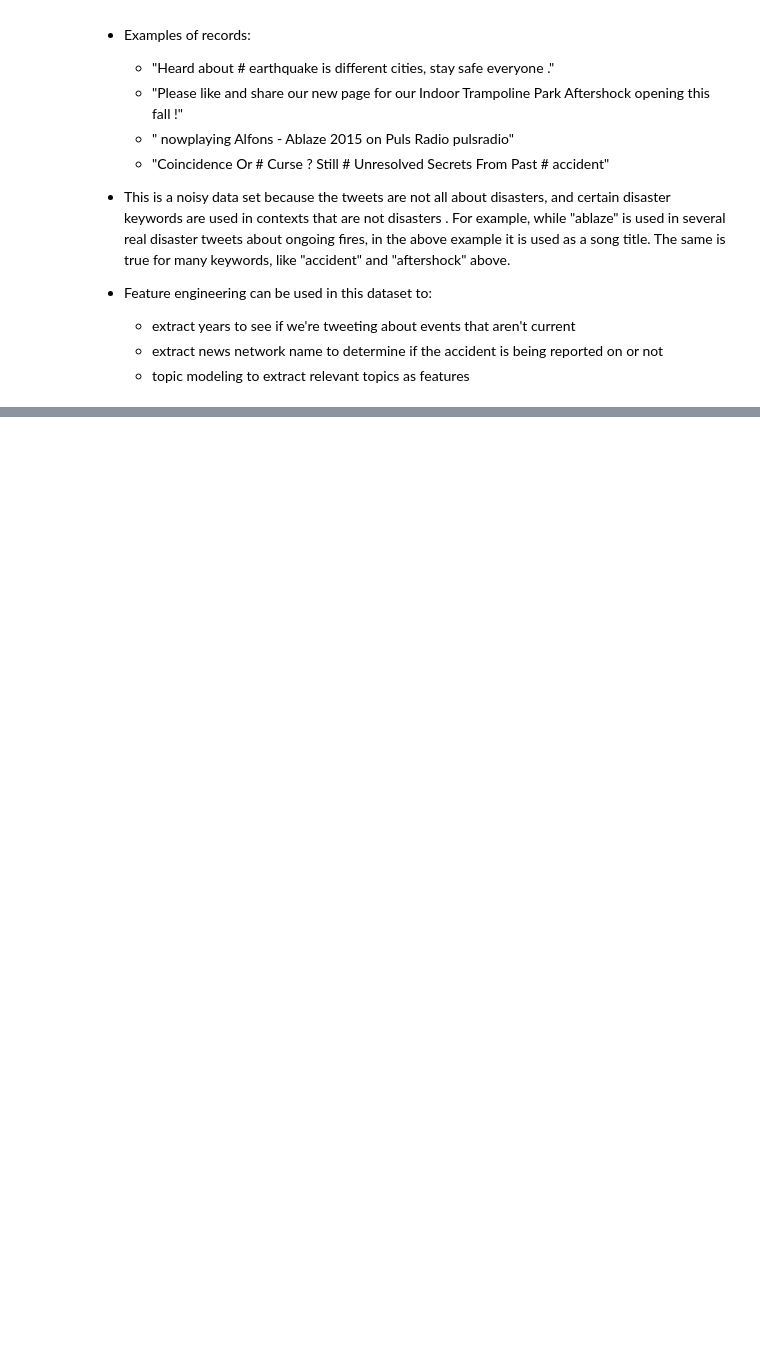
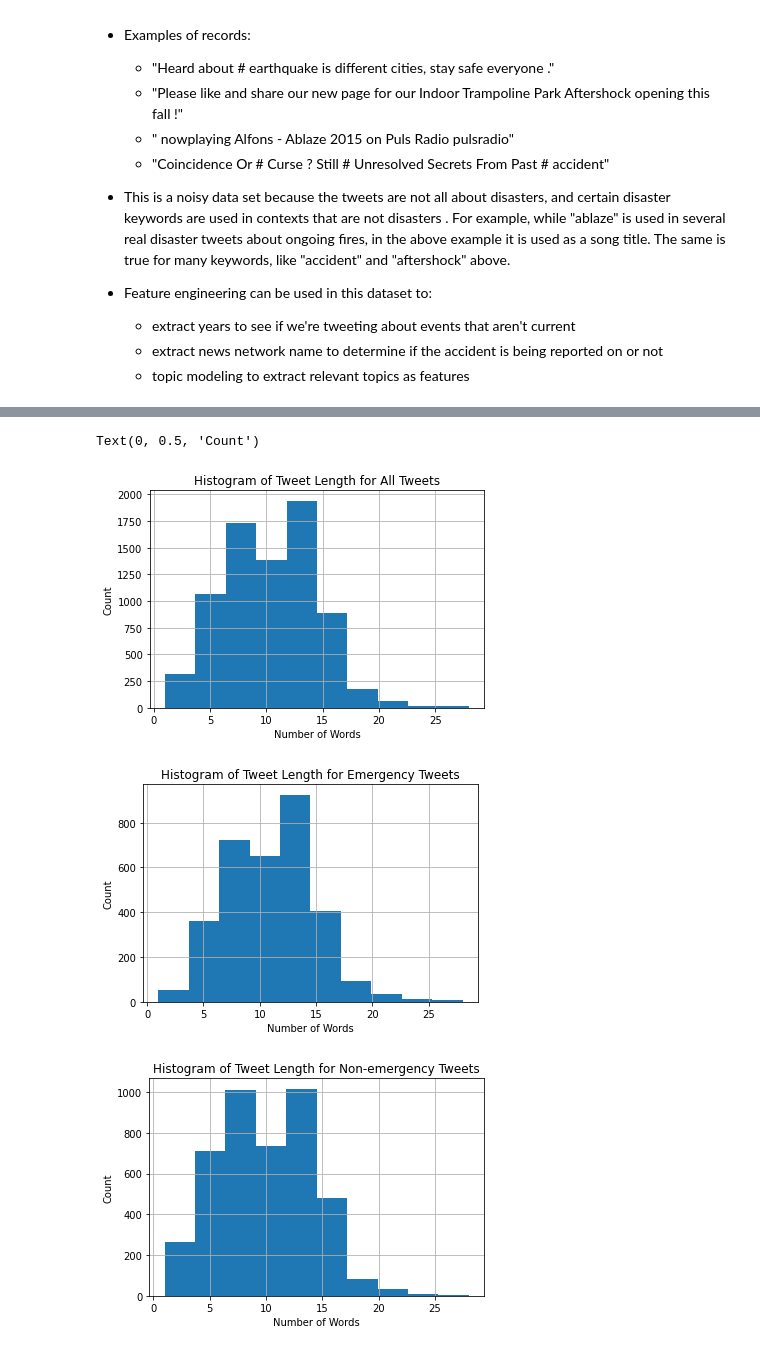
Before and after one commit to christesont/CS4447_FinalProject, a Jupyter notebook: Final_Project.ipynb, the cells around one changed output, grey strips where cells are left out. Cells and saved outputs as stored; diff of their text form; code cells hidden in the pictures; blank space fills up the shorter version.

Commit message:
Naive Bayes model matches syntax with others, adding initial visualization

```diff
--- a/Final_Project.ipynb
+++ b/Final_Project.ipynb
@@ -91,6 +92,7 @@ Name: keyword, Length: 218, dtype: int64
 ### New feature/attribute creation and data summary statistics and interpretation.
 train_text = traindf.text
 stopwords = nltk.corpus.stopwords.words('english')
+stopwords = set(stopwords + list(string.punctuation))
 train_text = [nltk.word_tokenize(i) for i in train_text]
 train_text = [[w.lower() for w in train_text[i] if w not in stopwords] for i in range(len(train_text))]
 
@@ -111,6 +113,7 @@ def nltk_tag_pos(tag):
 
 train_text_POS = [nltk.pos_tag(i) for i in train_text]
 train_text = [[wnetl.lemmatize(i[0],nltk_tag_pos(i[1])) for i in j] for j in train_text_POS]
+traindf['tweet_length'] = [len(w) for w in train_text]
 train_text = [' '.join(train_text[i]) for i in range(len(train_text))]
 
 traindf.text = train_text
@@ -124 +120,26 @@ y = traindf.target.values
+# %%
+# g = sns.catplot(x="target",y="tweet_length",data=traindf)
+%matplotlib inline
+fig, ax = plt.subplots()
+ax= traindf.tweet_length.hist()
+ax.set_title('Histogram of Tweet Length for All Tweets')
+ax.set_xlabel('Number of Words')
+ax.set_ylabel('Count')
+
+fig, ax = plt.subplots()
+ax = traindf.tweet_length[traindf.target==1].hist()
+ax.set_title('Histogram of Tweet Length for Emergency Tweets')
+ax.set_xlabel('Number of Words')
+ax.set_ylabel('Count')
+
+fig, ax = plt.subplots()
+ax = traindf.tweet_length[traindf.target==0].hist()
+ax.set_title('Histogram of Tweet Length for Non-emergency Tweets')
+ax.set_xlabel('Number of Words')
+ax.set_ylabel('Count')
+# %% [output]
+Text(0, 0.5, 'Count')
+[figure, added]
+[figure, added]
+[figure, added]
 # %%
```
Also changed, not shown: parts of 10 cells of this notebook.
